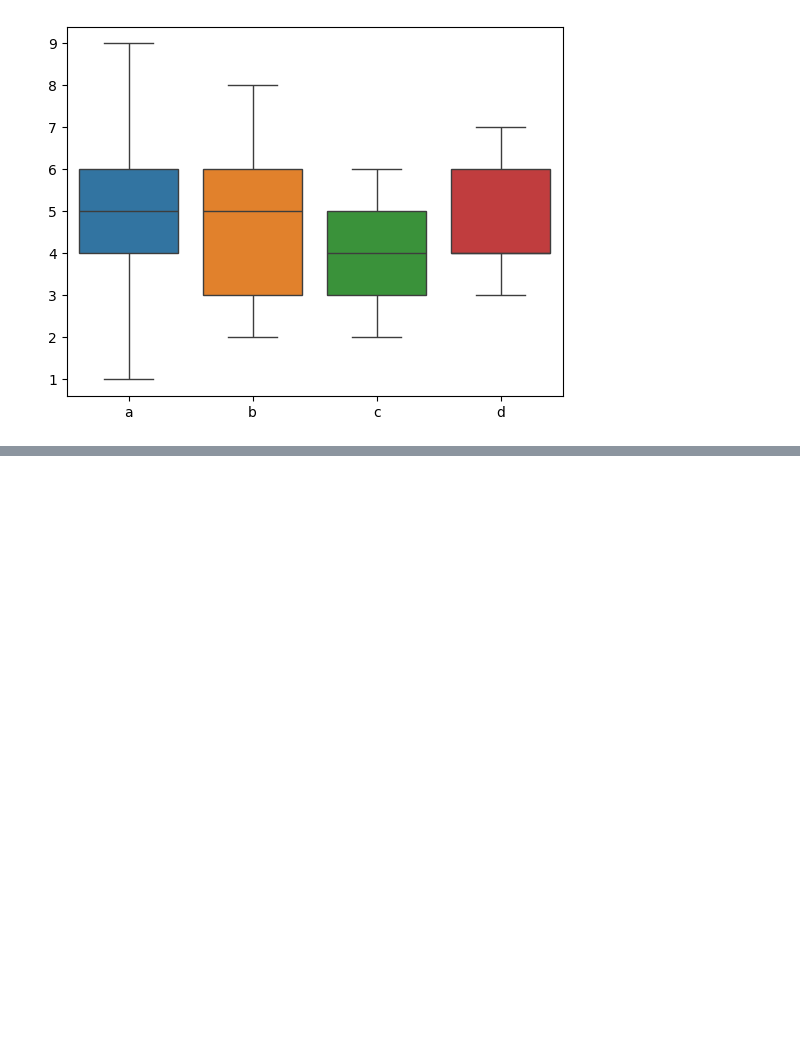
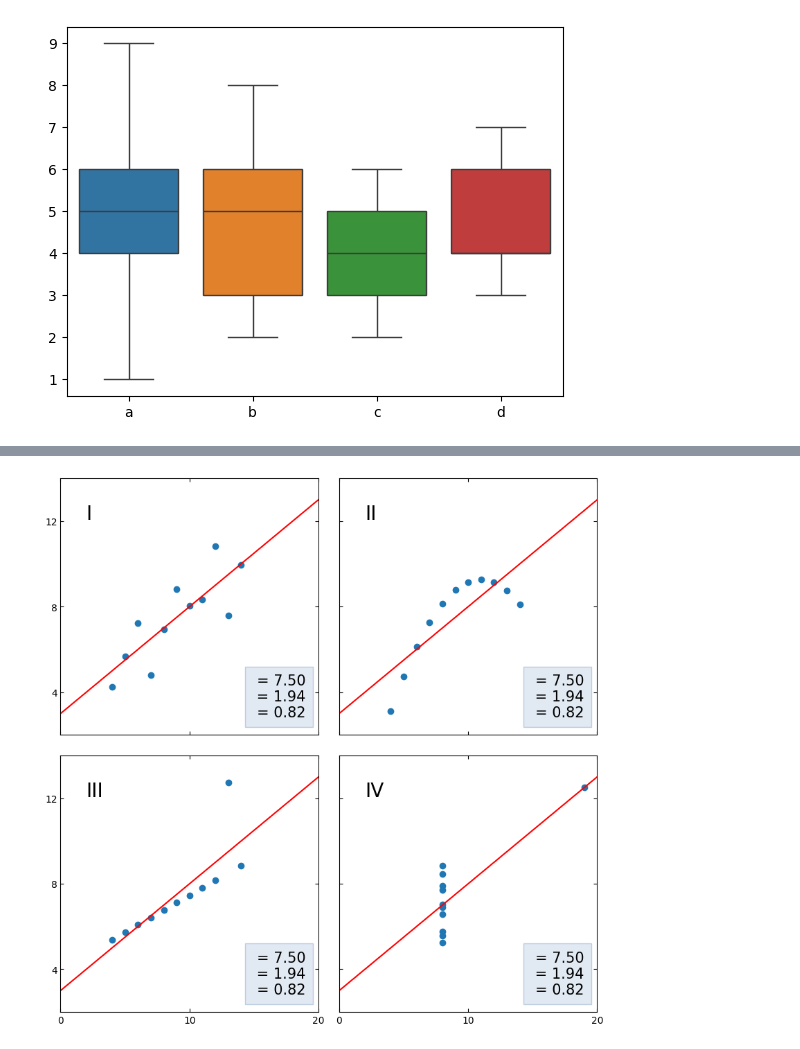
Before and after one commit to SENATOROVAI/Data-Science-For-Beginners-from-scratch-SENATOROV, a Jupyter notebook: python/lessons/sklearn.ipynb, the cells around one changed output, grey strips where cells are left out. Drawn from its saved outputs; the diff is of its cells as text; code cells hidden in the pictures; blank space fills up the shorter version.

```diff
--- a/python/lessons/sklearn.ipynb
+++ b/python/lessons/sklearn.ipynb
@@ -2262,0 +2499,7 @@ np.float64(5.0)
+# %%
+# разобьем данные на четыре части по столбцу Series
+series_by_group = [x_ind for _, x_ind in anscombe.groupby("Series")]
+
+# отдельно получим названия каждой из четырех частей
+labels = anscombe.Series.unique()
+labels
@@ -2262,0 +2508,12 @@ np.float64(5.0)
+# %%
+# создадим пустой словарь
+datasets = {}
+
+# в цикле пройдемся по названиям и значениям переменных x и y каждой из частей
+for label, series in zip(labels, series_by_group):
+    # каждое название части станет ключом словаря, а переменные x и y -
+    # значениями
+    datasets[label] = (list(series.X.round(2)), list(series.Y.round(2)))
+
+
+pprint(datasets)
@@ -2262,0 +2529,65 @@ np.float64(5.0)
+# %%
+# создадим сетку подграфиков 2 х 2
+fig, axs = plt.subplots(
+    2,
+    2,
+    sharex=True,
+    sharey=True,
+    figsize=(10, 10),
+    gridspec_kw={"wspace": 0.08, "hspace": 0.08},
+)
+
+# определим границы осей и отметки на осях x и y
+axs[0, 0].set(xlim=(0, 20), ylim=(2, 14))
+axs[0, 0].set(xticks=(0, 10, 20), yticks=(4, 8, 12))
+
+# пройдемся по подграфикам, а также ключам и значениям словаря datasets
+for ax, (label, (x, y)) in zip(axs.flat, datasets.items()):
+
+    # выведем название (номер) группы
+    ax.text(0.1, 0.9, label, fontsize=20, transform=ax.transAxes, va="top")
+    ax.tick_params(direction="in", top=True, right=True)
+
+    # построим точечные диаграммы
+    ax.scatter(x, y)
+
+    # обучим модель линейной регрессии
+    slope, intercept = np.polyfit(x, y, deg=1)
+
+    # выведем график линейной регрессии
+    x_vals = np.linspace(0, 20, num=1000)
+    y_vals = intercept + slope * x_vals
+    ax.plot(x_vals, y_vals, "r")
+
+    # рассчитаем среднее арифметическое, СКО и корреляцию Пирсона
+    stats = (
+        f"= {np.mean(y):.2f}\n"
+        f" = {np.std(y):.2f}\n"
+        f"= {np.corrcoef(x, y)[0][1]:.2f}"
+    )
+
+    # создадим отформатированное пространство на графике
+    bbox = dict(
+        {
+            "boxstyle": "square",
+            "pad": 0.5,
+            "fc": "#c5d4e6",
+            "ec": "#89a8cc",
+            "alpha": 0.5,
+        }
+    )
+
+    # и выведем в нем рассчитанные выше статистические показатели
+    ax.text(
+        0.95,
+        0.07,
+        stats,
+        fontsize=15,
+        bbox=bbox,
+        transform=ax.transAxes,
+        horizontalalignment="right",
+    )
+
+plt.show()
+# %% [output]
+[figure, added]
```
Also changed, not shown: parts of 30 cells of this notebook, 1 other file.
